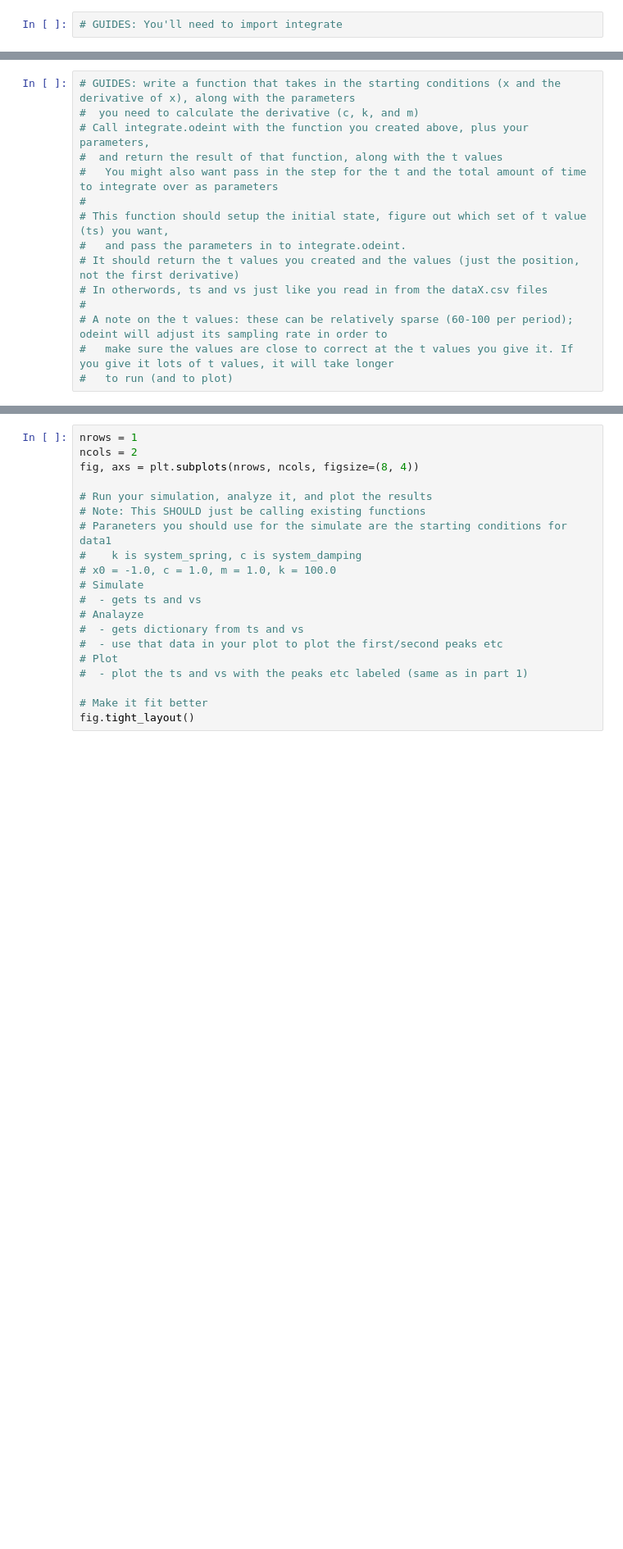
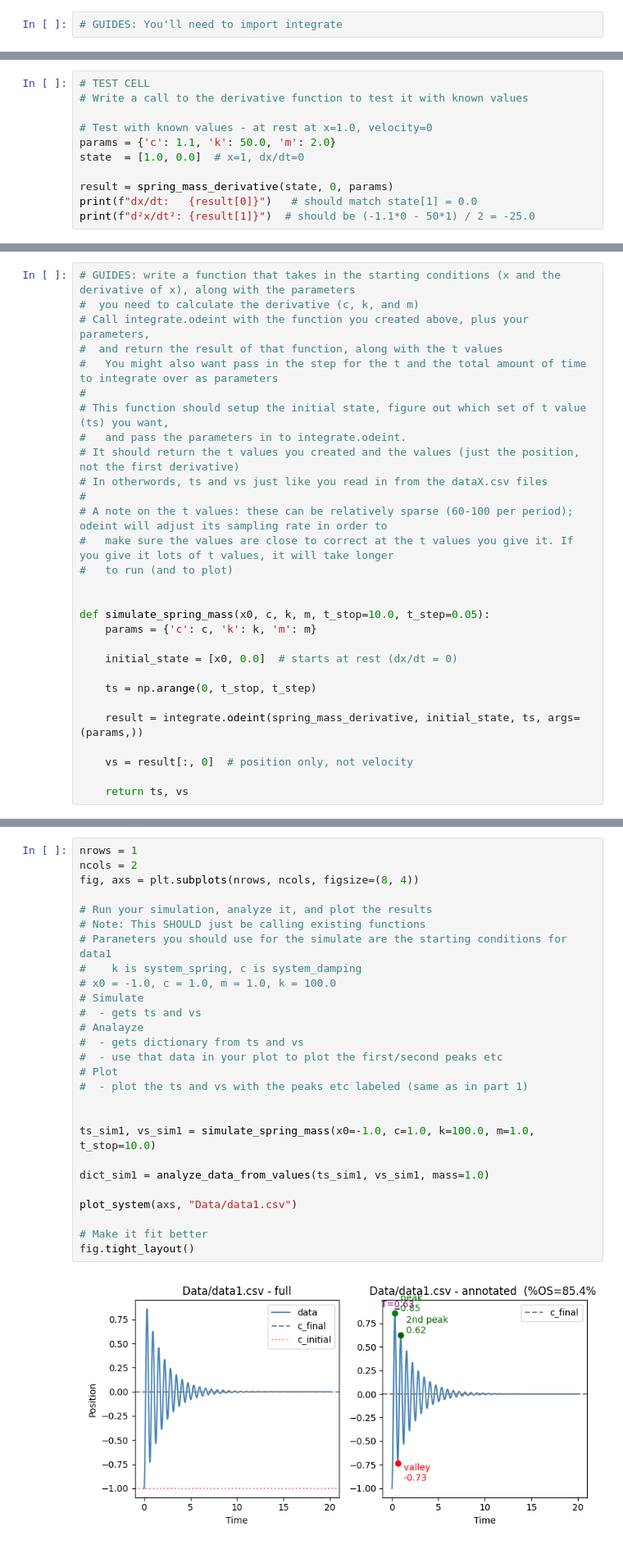
Before and after one commit to AndParker1/IntroPythonProgramming, a Jupyter notebook: Week_4_fitting/HW_2_system_analysis.ipynb, the cells around one changed output, grey strips where cells are left out. Shown at 82% size. Saved outputs shown, nothing was run; the diff lists cells and outputs as text; blank space fills up the shorter version.

```diff
--- a/Week_4_fitting/HW_2_system_analysis.ipynb
+++ b/Week_4_fitting/HW_2_system_analysis.ipynb
@@ -300,0 +445,11 @@ https://docs.google.com/presentation/d/1wd1SpTJiezfroDizaFkA6UxCgMQE_A4ZKCyJoNfa
+# %%
+# TEST CELL
+# Write a call to the derivative function to test it with known values
+
+# Test with known values - at rest at x=1.0, velocity=0
+params = {'c': 1.1, 'k': 50.0, 'm': 2.0}
+state  = [1.0, 0.0]  # x=1, dx/dt=0
+
+result = spring_mass_derivative(state, 0, params)
+print(f"dx/dt:   {result[0]}")   # should match state[1] = 0.0
+print(f"d²x/dt²: {result[1]}")  # should be (-1.1*0 - 50*1) / 2 = -25.0
@@ -313,6 +471,20 @@ https://docs.google.com/presentation/d/1wd1SpTJiezfroDizaFkA6UxCgMQE_A4ZKCyJoNfa
 # A note on the t values: these can be relatively sparse (60-100 per period); odeint will adjust its sampling rate in order to
 #   make sure the values are close to correct at the t values you give it. If you give it lots of t values, it will take longer
 #   to run (and to plot)
+
+
+def simulate_spring_mass(x0, c, k, m, t_stop=10.0, t_step=0.05):
+    params = {'c': c, 'k': k, 'm': m}
+
+    initial_state = [x0, 0.0]  # starts at rest (dx/dt = 0)
+
+    ts = np.arange(0, t_stop, t_step)
+
+    result = integrate.odeint(spring_mass_derivative, initial_state, ts, args=(params,))
+
+    vs = result[:, 0]  # position only, not velocity
+
+    return ts, vs
 # %%
 # In this cell you'll take the ts and vs you just calculated with odeint and pass them to
 #   your analyze_data function to get out the peaks/period
@@ -337,23 +519,32 @@ Using your simulation code, re-create the plot for data 1
 # %%
 nrows = 1
 ncols = 2
 fig, axs = plt.subplots(nrows, ncols, figsize=(8, 4))
 
 # Run your simulation, analyze it, and plot the results
 # Note: This SHOULD just be calling existing functions
 # Paraneters you should use for the simulate are the starting conditions for data1
 #    k is system_spring, c is system_damping
 # x0 = -1.0, c = 1.0, m = 1.0, k = 100.0
 # Simulate
 #  - gets ts and vs
 # Analayze
 #  - gets dictionary from ts and vs
 #  - use that data in your plot to plot the first/second peaks etc
 # Plot
 #  - plot the ts and vs with the peaks etc labeled (same as in part 1)
 
+
+ts_sim1, vs_sim1 = simulate_spring_mass(x0=-1.0, c=1.0, k=100.0, m=1.0, t_stop=10.0)
+
+dict_sim1 = analyze_data_from_values(ts_sim1, vs_sim1, mass=1.0)
+
+plot_system(axs, "Data/data1.csv")
+
 # Make it fit better
 fig.tight_layout()
+# %% [output]
+[figure, added]
 # %%
 # Manual grade
 print("This is a manually-graded question; there is no grader.check() function. See rubric and slides for more information on expected output.")
```
Also changed, not shown: parts of 29 cells of this notebook, 1 other file.
